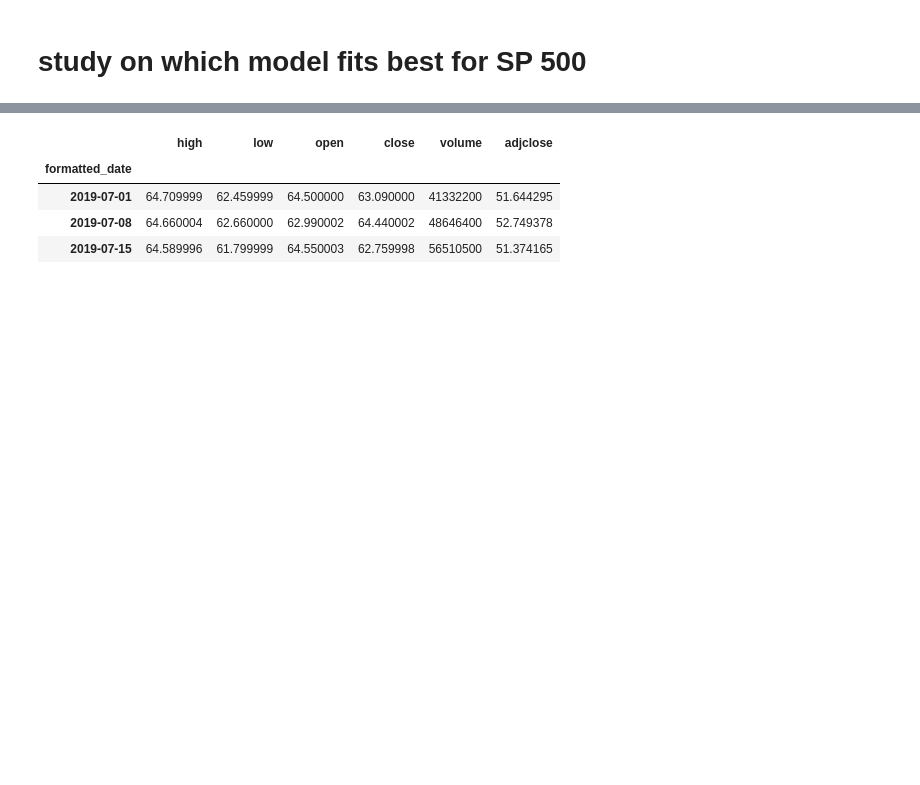
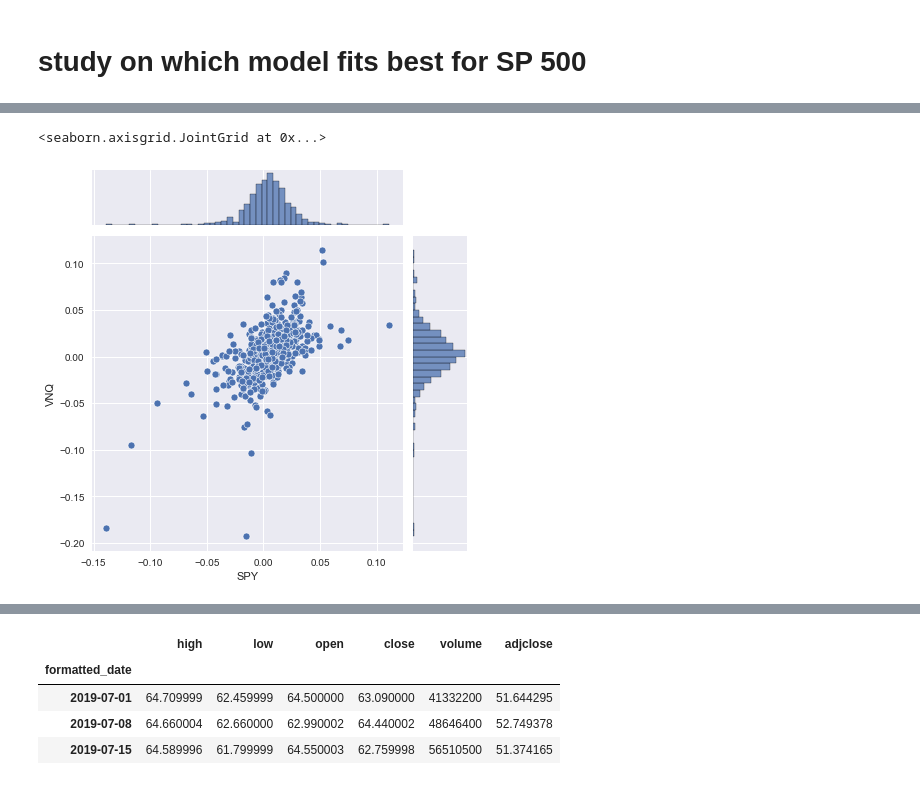
Before and after one commit to krishxx/wqumscfin, a Jupyter notebook: src/MScFE_Capstone.ipynb, the cells around one changed output, grey strips where cells are left out. Drawn from its saved outputs; the diff is of its cells as text; code cells hidden in the pictures; blank space fills up the shorter version.

```diff
--- a/src/MScFE_Capstone.ipynb
+++ b/src/MScFE_Capstone.ipynb
@@ -688,0 +689,9 @@ xlf_cdf = copula.univariates[0].cdf(selected_series_XLF['XLF'])
+# %%
+# Sample synthetic data to see relation between variables
+gaussian_sample_synthetic_data = copula.sample(len(combined_rets_df))
+
+#Joint Distribution Plot of sample returns
+sns.jointplot(x=gaussian_sample_synthetic_data['SPY'],y=gaussian_sample_synthetic_data['VNQ'])
+# %% [output]
+<seaborn.axisgrid.JointGrid at 0x...>
+[figure, added]
```
Also changed, not shown: parts of 44 cells of this notebook.
